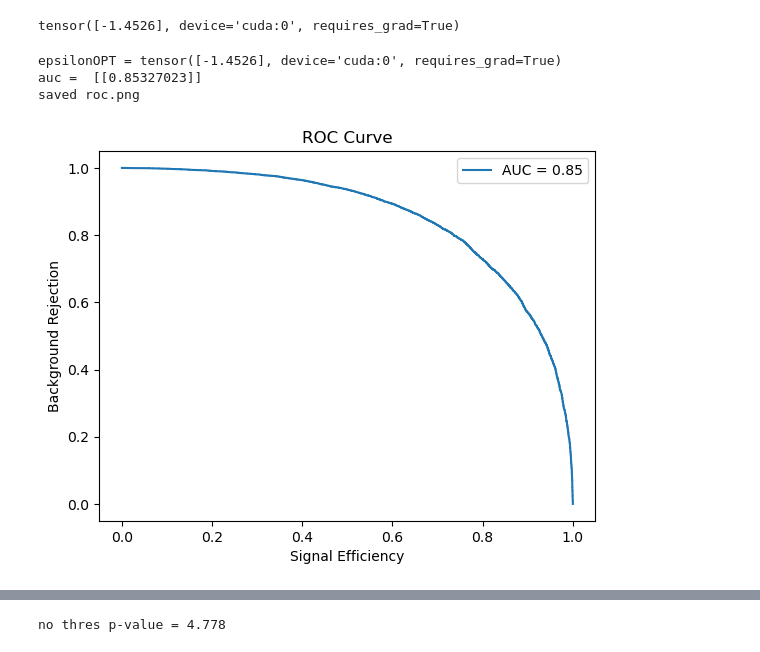
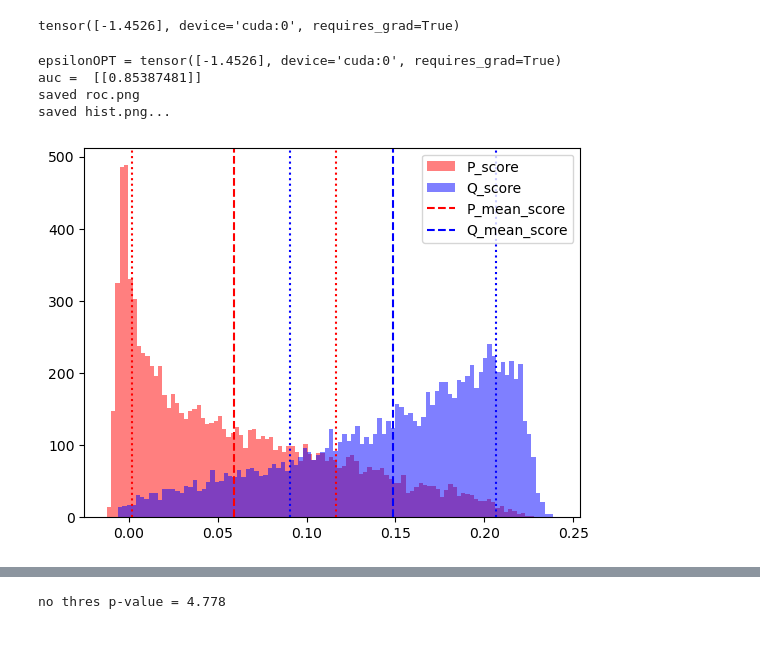
Before and after one commit to Sr-11/LFI, a Jupyter notebook: Higgs/test_all_perform.ipynb, the cells around one changed output, grey strips where cells are left out. Cells and saved outputs as stored; diff of their text form; code cells hidden in the pictures.

```diff
--- a/Higgs/test_all_perform.ipynb
+++ b/Higgs/test_all_perform.ipynb
@@ -123,26 +123,29 @@ tensor([-1.4526], device='cuda:0', requires_grad=True)
 # %%
 gc.collect()
 torch.cuda.empty_cache()
 M = 10000
 # dataset_P = dataset_P[:,21:28]
 # dataset_Q = dataset_Q[:,21:28]
 Z = np.concatenate((dataset_P[np.random.choice(dataset_P.shape[0], M, replace=False)],
             dataset_Q[np.random.choice(dataset_Q.shape[0], M, replace=False)]), axis=0)
 Z = MatConvert(Z, device, dtype)
 PQhat = compute_score_func(Z, dataset_P, dataset_Q,
             model, another_model, epsilonOPT, sigmaOPT, sigma0OPT, cst,M=10000)
 PQhat = PQhat.cpu().detach().numpy()
 auc, x, y = get_auc_and_x_and_y(PQhat)
 print('auc = ', auc)
-plt.plot(x, y, label='AUC = %.2f'%auc)
-plt.legend()
-plt.xlabel('Signal Efficiency')
-plt.ylabel('Background Rejection')
-plt.title('ROC Curve')
-plt.savefig('roc.png')
+# plt.plot(x, y, label='AUC = %.2f'%auc)
+# plt.legend()
+# plt.xlabel('Signal Efficiency')
+# plt.ylabel('Background Rejection')
+# plt.title('ROC Curve')
+# plt.savefig('roc.png')
 print('saved roc.png')
+fig = plot_hist(PQhat[:M], PQhat[M:])
+# P是background, Q是signal
 # %% [output]
 epsilonOPT = tensor([-1.4526], device='cuda:0', requires_grad=True)
-auc =  [[0.85327023]]
+auc =  [[0.85387481]]
 saved roc.png
+saved hist.png...
-[figure, old version]
+[figure, new version]
```
Also changed, not shown: parts of 2 cells of this notebook, 6 other files.
